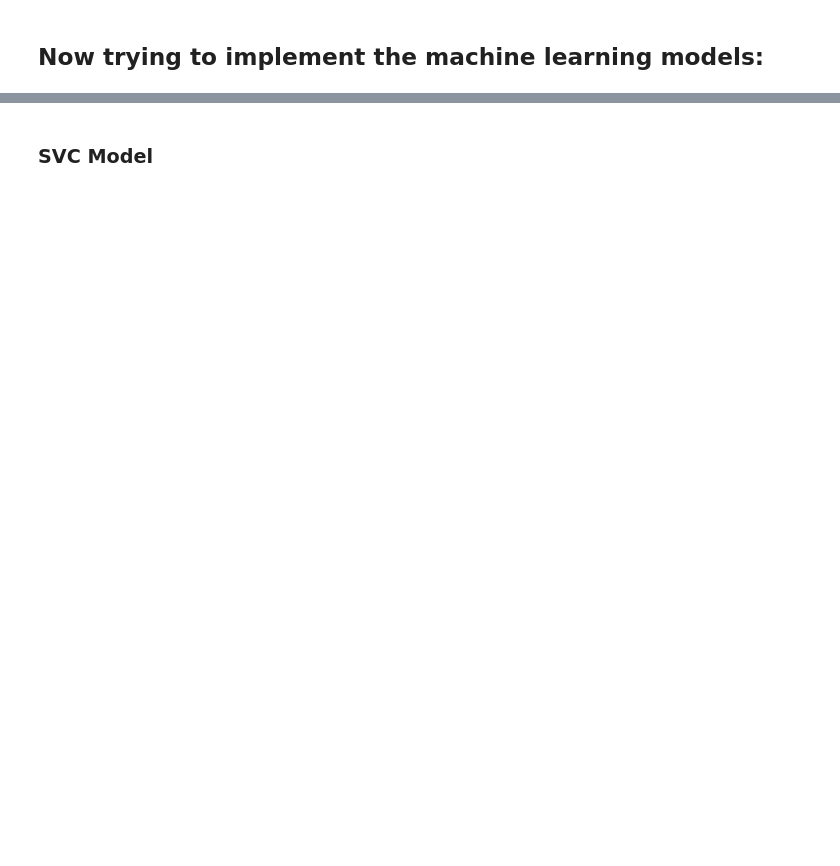
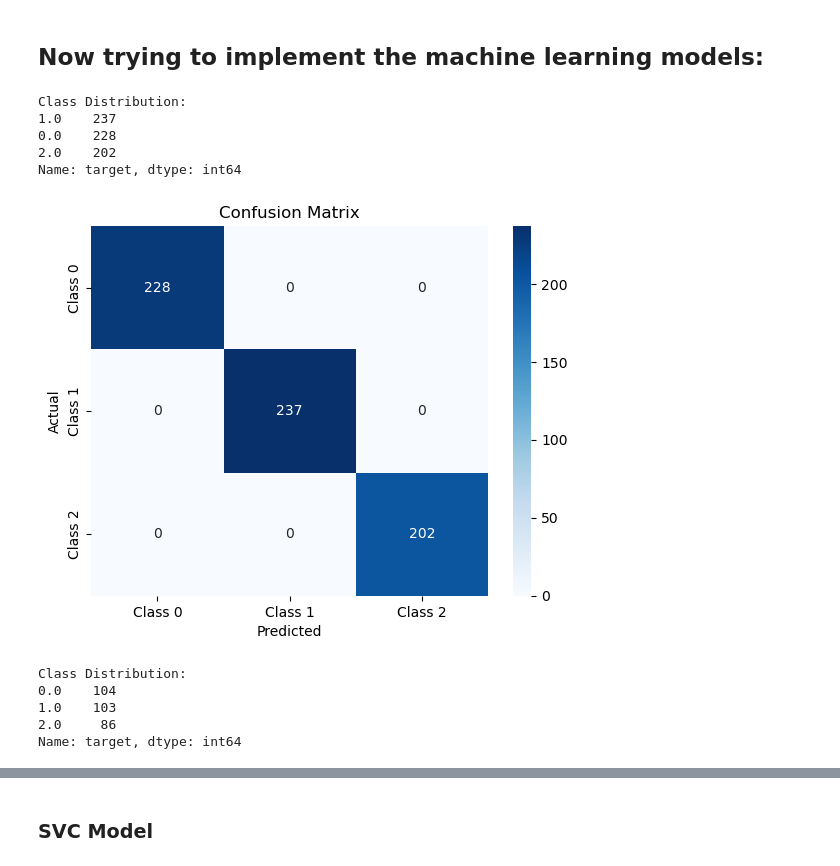
Before and after one commit to Aishwarya-Ubale/YogaPoseDetection, a Jupyter notebook: AnnotationForKeyPointDetection.ipynb, the cells around one changed output, grey strips where cells are left out. Cells and saved outputs as stored; diff of their text form; code cells hidden in the pictures; blank space fills up the shorter version.

```diff
--- a/AnnotationForKeyPointDetection.ipynb
+++ b/AnnotationForKeyPointDetection.ipynb
@@ -246,8 +248,34 @@ warrior2
 #Read the training dataset:
 
 from sklearn.svm import SVC
-data = pd.read_csv("training_dataset3_with target_allposses.csv")
+data = pd.read_csv("training_dataset_with target_all3posses.csv")
 X,Y = data.iloc[:,:132],data['target']
+
+class_counts = data['target'].value_counts()
+
+print("Class Distribution:")
+print(class_counts)
+# %% [output]
+Class Distribution:
+1.0    237
+0.0    228
+2.0    202
+Name: target, dtype: int64
+# %%
+from sklearn import metrics
+import seaborn as sns
+import matplotlib.pyplot as plt
+
+confusion_matrix = metrics.confusion_matrix(Y, Y)
+
+# Plot confusion matrix using seaborn
+sns.heatmap(confusion_matrix, annot=True, fmt='d', cmap='Blues', xticklabels=['Class 0', 'Class 1', 'Class 2'], yticklabels=['Class 0', 'Class 1', 'Class 2'])
+plt.xlabel('Predicted')
+plt.ylabel('Actual')
+plt.title('Confusion Matrix')
+plt.show()
+# %% [output]
+[figure, added]
 # %%
 #Read the test dataset
 
@@ -255,0 +286,11 @@ X_test = test_data.iloc[:, :132]
+# %%
+class_counts = test_data['target'].value_counts()
+
+print("Class Distribution:")
+print(class_counts)
+# %% [output]
+Class Distribution:
+0.0    104
+1.0    103
+2.0     86
+Name: target, dtype: int64
```
Also changed, not shown: parts of 21 cells of this notebook, 1 other file.
